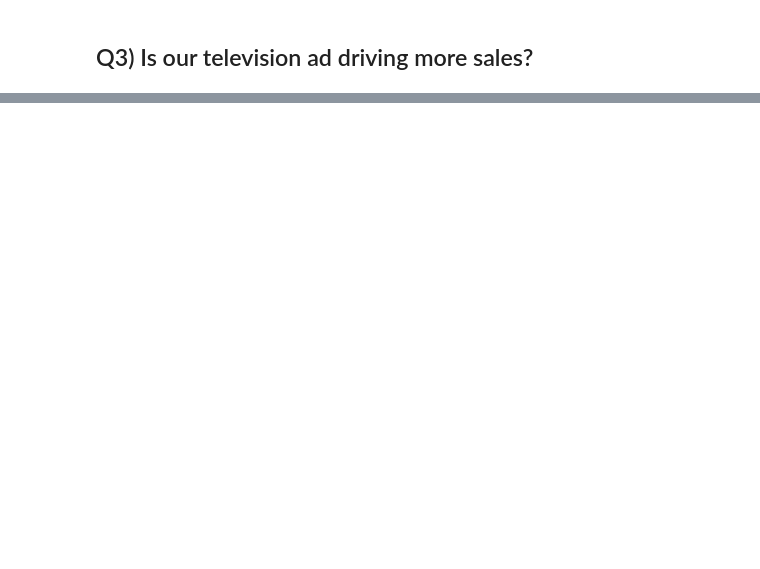
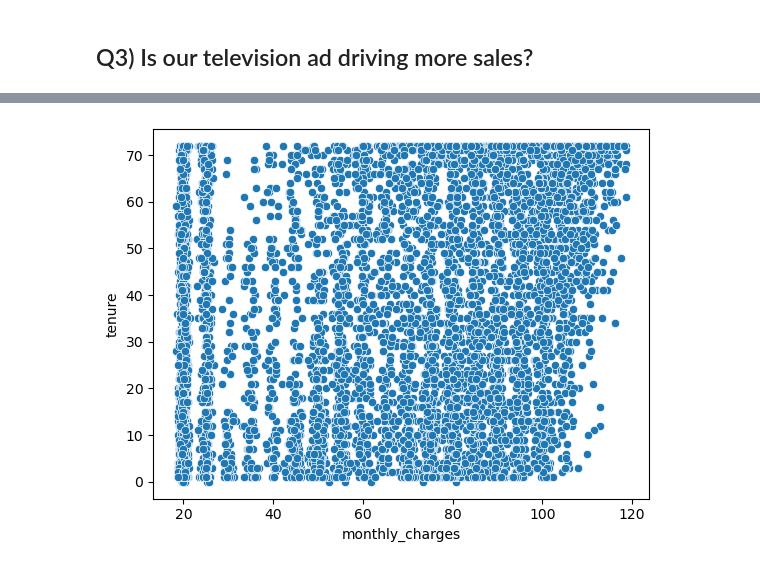
Before and after one commit to sikandar-shrestha/statistics-exercises, a Jupyter notebook: hypothesis_testing.ipynb, the cells around one changed output, grey strips where cells are left out. Drawn from its saved outputs; the diff is of its cells as text; code cells hidden in the pictures; blank space fills up the shorter version.

```diff
--- a/hypothesis_testing.ipynb
+++ b/hypothesis_testing.ipynb
@@ -50,0 +197,3 @@ Is our television ad driving more sales?
+# %%
+def get_db_url(hostname, username, password,database):
+        return f"mysql+pymysql://{username}:{password}@{hostname}/{database}"
@@ -50,0 +332,5 @@ Is our television ad driving more sales?
+# %%
+def get_db_url(hostname, username, password,database):
+        return f"mysql+pymysql://{username}:{password}@{hostname}/{database}"
+# %%
+url=get_db_url(env.hostname,env.username,env.password,'telco_churn')
@@ -50,0 +351,3 @@ Is our television ad driving more sales?
+# %%
+cust=pd.read_sql('select * from customers',url)
+cust.head()
@@ -50,0 +449,4 @@ Is our television ad driving more sales?
+# %%
+sns.scatterplot(data=cust,x='monthly_charges',y='tenure');
+# %% [output]
+[figure, added]
```
Also changed, not shown: parts of 150 cells of this notebook.
